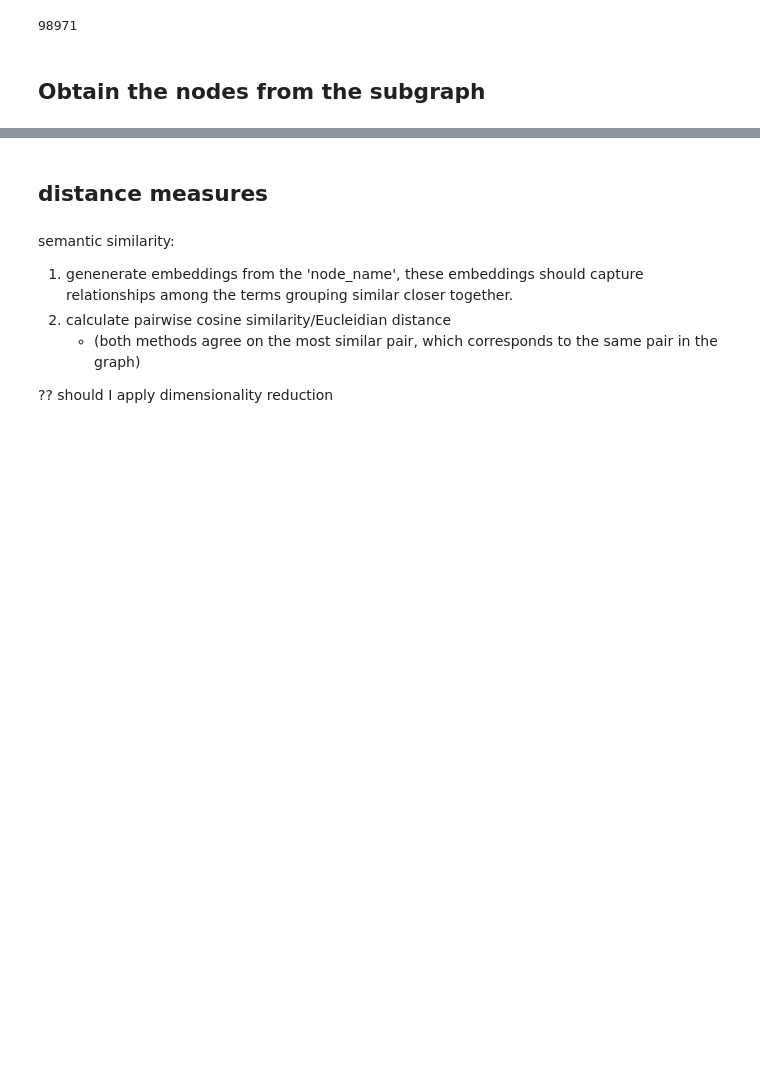
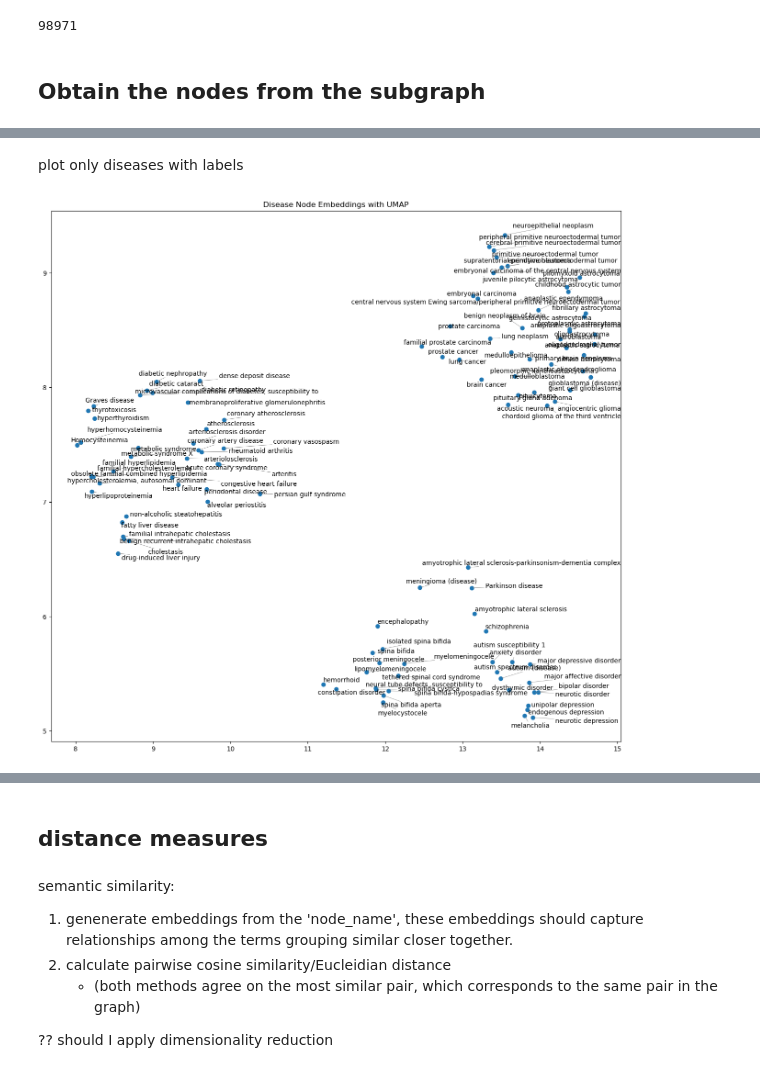
Before and after one commit to laurasck14/KG-RAG, a Jupyter notebook: embedding_evaluation.ipynb, the cells around one changed output, grey strips where cells are left out. Saved outputs shown, nothing was run; the diff lists cells and outputs as text; code cells hidden in the pictures; blank space fills up the shorter version.

```diff
--- a/embedding_evaluation.ipynb
+++ b/embedding_evaluation.ipynb
@@ -298,0 +323,29 @@ plt.show()
+# %% [markdown]
+plot only diseases with labels
+# %%
+from adjustText import adjust_text  # label adjustment
+
+# Plot the embeddings according to the "node_type" = 'disease' from the "reduced_embeddings" variable
+disease_embeddings = []
+disease_labels = []
+for i, node in enumerate(subgraph_nodes):
+    if node.metadata['node_type'] == 'disease':
+        disease_embeddings.append(embeddings_reduced[i])
+        disease_labels.append(node.metadata['node_name'])
+
+# Plot the embeddings
+disease_embeddings = np.array(disease_embeddings)
+plt.figure(figsize=(16, 15))  # Increase the figure size
+plt.scatter(disease_embeddings[:, 0], disease_embeddings[:, 1])
+
+# Add labels and adjust their positions
+texts = []
+for i, txt in enumerate(disease_labels):
+    texts.append(plt.text(disease_embeddings[i, 0], disease_embeddings[i, 1], txt))
+
+adjust_text(texts, arrowprops=dict(arrowstyle="->", color='gray', lw=0.5))  # Adjust text positions
+
+plt.title("Disease Node Embeddings with UMAP")
+plt.show()
+# %% [output]
+[figure, added]
```
Also changed, not shown: parts of 24 cells of this notebook.
